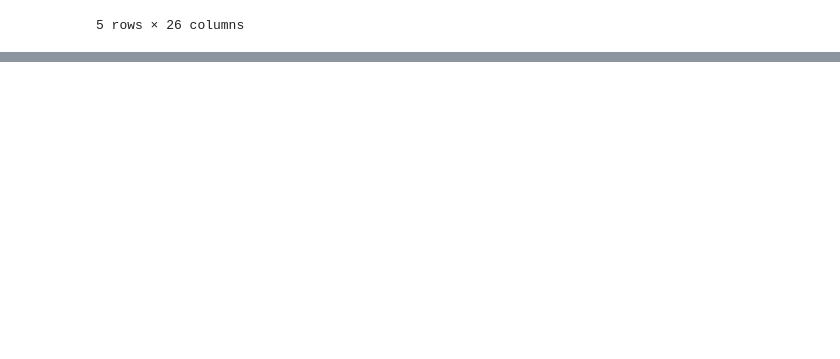
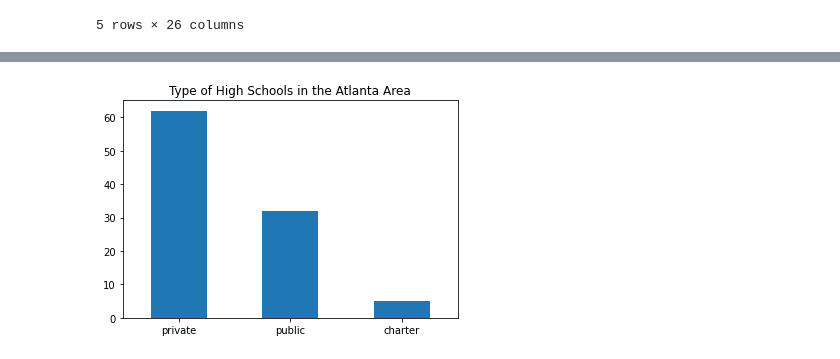
Before and after one commit to KellyPared/GT-Bootcamp-Atlanta_schoolsby_district, a Jupyter notebook: gt-greater-schools-kps.ipynb, the cells around one changed output, grey strips where cells are left out. Drawn from its saved outputs; the diff is of its cells as text; code cells hidden in the pictures; blank space fills up the shorter version.

```diff
--- a/gt-greater-schools-kps.ipynb
+++ b/gt-greater-schools-kps.ipynb
@@ -298,0 +342,7 @@ Name: lat_lon, Length: 391, dtype: object
+# %%
+zipcode_schools_df['type'].value_counts().plot(kind='bar',stacked=True, rot=0)
+plt.title("Type of High Schools in the Atlanta Area")
+plt.savefig("output-data/types_of_schools.png")
+plt.show()
+# %% [output]
+[figure, added]
```
Also changed, not shown: parts of 30 cells of this notebook, 7 other files.
